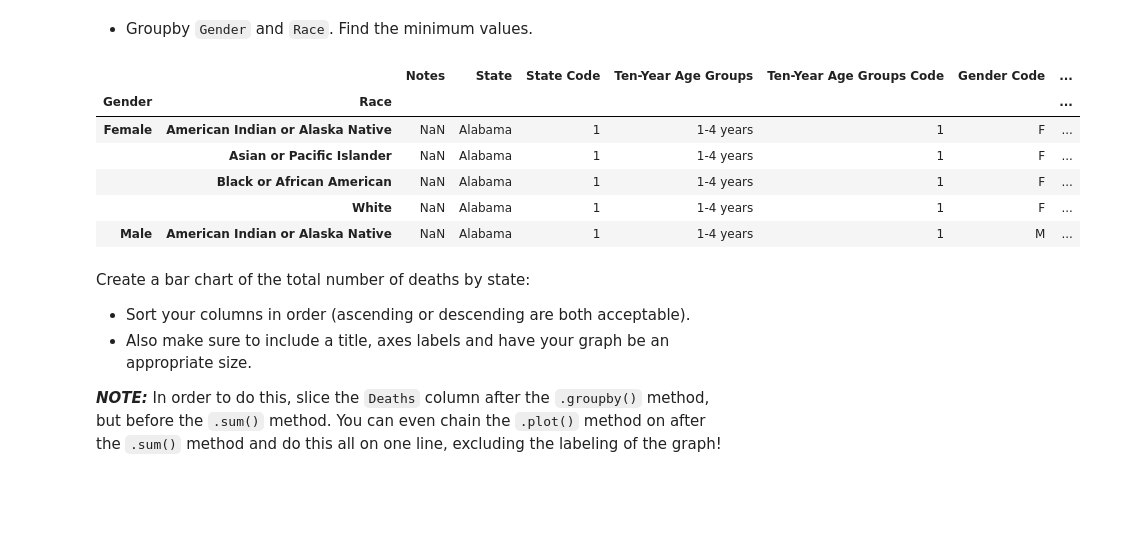
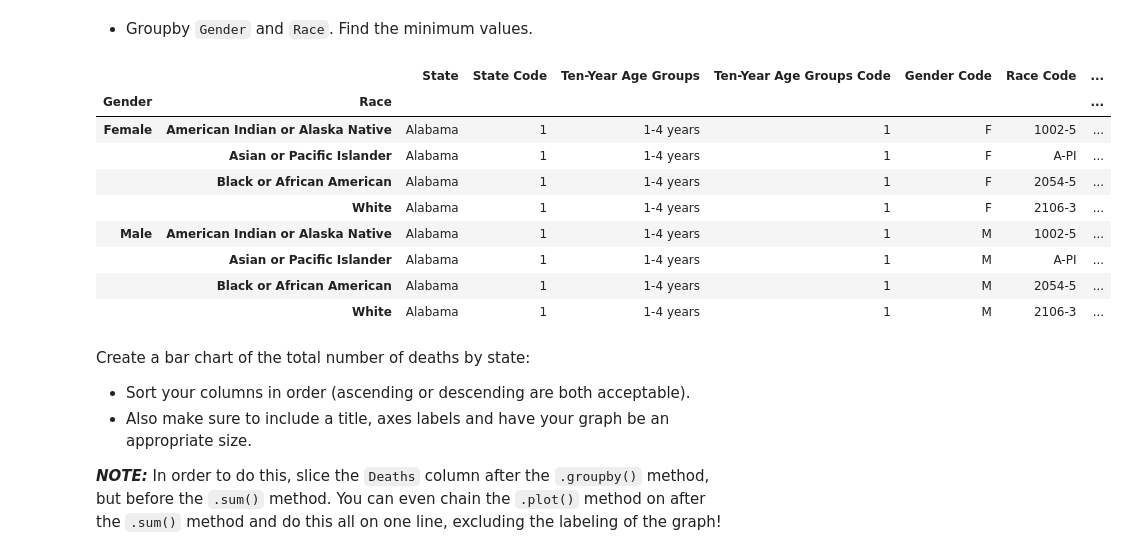
Before and after one commit to aradjabova/dsc-pivot-tables-pandas-lab-online-ds-ft-120919, a Jupyter notebook: index.ipynb, the cells around one changed output. Saved outputs shown, nothing was run; the diff lists cells and outputs as text; code cells hidden in the pictures; blank space fills up the shorter version.

```diff
--- a/index.ipynb
+++ b/index.ipynb
@@ -29,7 +31,8 @@ import matplotlib.pyplot as plt
 ## Load the data
 The data for this activity is stored in a file called `'causes_of_death.tsv'` which is a somewhat morbid dataset from the center for disease control. Note that the file extension .tsv indicates that this data is formatted slightly differently then the standard .csv, the difference being that it has 'tab separated values' instead of 'comma separated values'. As such, pass in the optional parameter `delimiter='\t'` into the `pd.read_csv()` function.
 # %%
-df = pd.read_csv('causes_of_death.tsv', delimiter="\t")
+df = pd.read_csv('causes_of_death.tsv', delimiter='\t')
+df = df.drop('Notes', axis=1)
 # %% [markdown]
 Now, display the head of the DataFrame to ensure everything loaded correctly.
 # %%
@@ -77,15 +92,18 @@ df.groupby(['State', 'Gender', 'Race']).mean().head()
 - Groupby `Gender` and `Race`. Find the minimum values.
 # %%
 # Your code here
-df.groupby(['Gender', 'Race']).min().head()
+df.groupby(['Gender', 'Race']).min()
 # %% [output]
-|  |  | Notes | State | State Code | Ten-Year Age Groups | Ten-Year Age Groups Code | Gender Code | ... |
+|  |  | State | State Code | Ten-Year Age Groups | Ten-Year Age Groups Code | Gender Code | Race Code | ... |
 | Gender | Race |  |  |  |  |  |  | ... |
-| Female | American Indian or Alaska Native | NaN | Alabama | 1 | 1-4 years | 1 | F | ... |
-|  | Asian or Pacific Islander | NaN | Alabama | 1 | 1-4 years | 1 | F | ... |
-|  | Black or African American | NaN | Alabama | 1 | 1-4 years | 1 | F | ... |
-|  | White | NaN | Alabama | 1 | 1-4 years | 1 | F | ... |
-| Male | American Indian or Alaska Native | NaN | Alabama | 1 | 1-4 years | 1 | M | ... |
+| Female | American Indian or Alaska Native | Alabama | 1 | 1-4 years | 1 | F | 1002-5 | ... |
+|  | Asian or Pacific Islander | Alabama | 1 | 1-4 years | 1 | F | A-PI | ... |
+|  | Black or African American | Alabama | 1 | 1-4 years | 1 | F | 2054-5 | ... |
+|  | White | Alabama | 1 | 1-4 years | 1 | F | 2106-3 | ... |
+| Male | American Indian or Alaska Native | Alabama | 1 | 1-4 years | 1 | M | 1002-5 | ... |
+|  | Asian or Pacific Islander | Alabama | 1 | 1-4 years | 1 | M | A-PI | ... |
+|  | Black or African American | Alabama | 1 | 1-4 years | 1 | M | 2054-5 | ... |
+|  | White | Alabama | 1 | 1-4 years | 1 | M | 2106-3 | ... |
 # %% [markdown]
 Create a bar chart of the total number of deaths by state:
 
```
Also changed, not shown: parts of 13 cells of this notebook.
